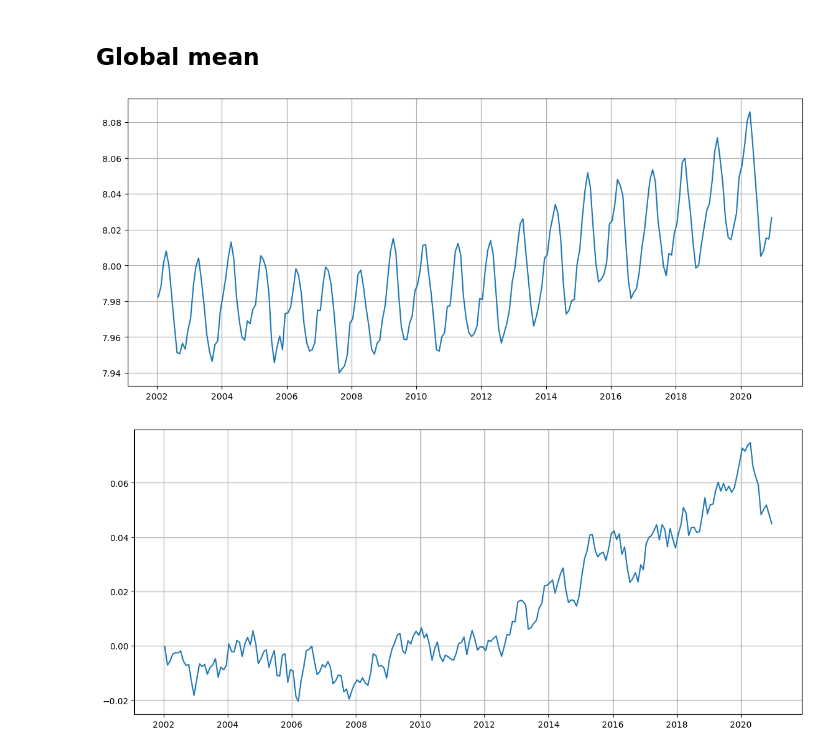
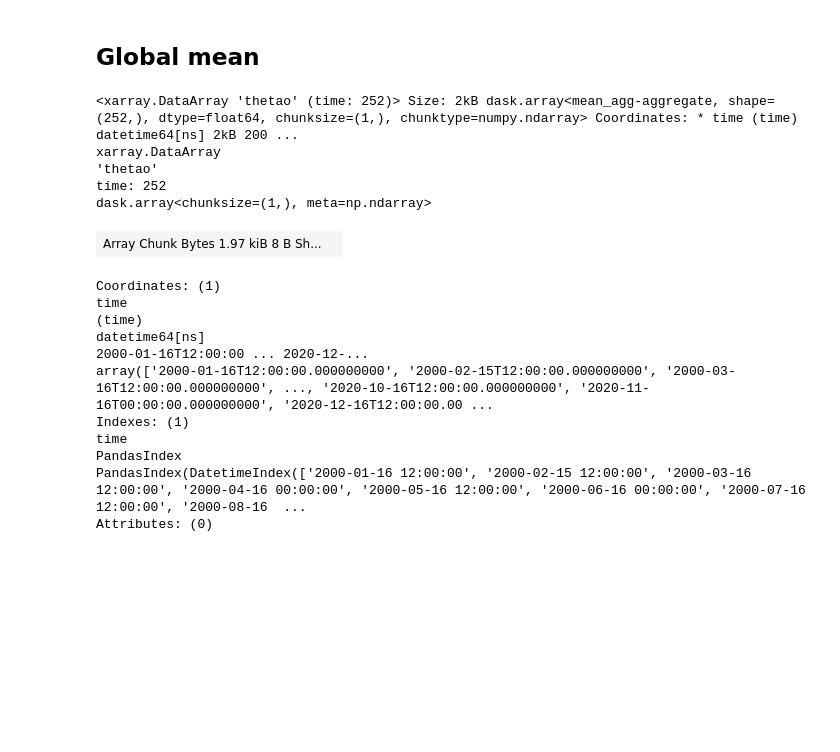
Before and after one commit to PedroVelez/ComparisonClimatologies, a Jupyter notebook: GLORYS_analisisData_monthly.ipynb, the cells around one changed output. Saved outputs shown, nothing was run; the diff lists cells and outputs as text; code cells hidden in the pictures; blank space fills up the shorter version.

```diff
--- a/GLORYS_analisisData_monthly.ipynb
+++ b/GLORYS_analisisData_monthly.ipynb
@@ -175,4 +170,24 @@ for ipre in levels:
 # %% [markdown]
 ## Global mean
+# %%
+DC_temp_global_2000m
+# %% [output]
+<xarray.DataArray 'thetao' (time: 252)> Size: 2kB dask.array<mean_agg-aggregate, shape=(252,), dtype=float64, chunksize=(1,), chunktype=numpy.ndarray> Coordinates: * time (time) datetime64[ns] 2kB 200 ...
+xarray.DataArray
+'thetao'
+time: 252
+dask.array<chunksize=(1,), meta=np.ndarray>
+| Array Chunk Bytes 1.97 kiB 8 B Sh... |  |
+Coordinates: (1)
+time
+(time)
+datetime64[ns]
+2000-01-16T12:00:00 ... 2020-12-...
+array(['2000-01-16T12:00:00.000000000', '2000-02-15T12:00:00.000000000', '2000-03-16T12:00:00.000000000', ..., '2020-10-16T12:00:00.000000000', '2020-11-16T00:00:00.000000000', '2020-12-16T12:00:00.00 ...
+Indexes: (1)
+time
+PandasIndex
+PandasIndex(DatetimeIndex(['2000-01-16 12:00:00', '2000-02-15 12:00:00', '2000-03-16 12:00:00', '2000-04-16 00:00:00', '2000-05-16 12:00:00', '2000-06-16 00:00:00', '2000-07-16 12:00:00', '2000-08-16  ...
+Attributes: (0)
 # %%
 DC_temp_global_2000m=DC_temp_wmean.sel(depth=slice(0,2000)).mean("depth")
@@ -180,8 +195,6 @@ DC_temp_global_2000m.to_netcdf('./Data/ISAS20_temp_global_2000m.nc')
 # %%
-ig, ax = plt.subplots(figsize = (14,6))
-ax.plot(DC_temp_global_2000m.time,DC_temp_global_2000m,)
+fig, ax = plt.subplots(figsize = (14,6))
+ax.plot(DC_temp_global_2000m.time,DC_temp_global_2000m)
 ax.grid(linestyle='-', linewidth=.9)
-# %% [output]
-[figure, removed]
 # %%
 DC_temp_anom_global_2000m=DC_temp_anom_wmean.sel(depth=slice(0,2000)).mean("depth")
@@ -189,6 +202,4 @@ DC_temp_anom_global_2000m.to_netcdf('./Data/ISAS20_temp_anom_global_2000m.nc')
 # %%
-ig, ax = plt.subplots(figsize = (14,6))
+fig, ax = plt.subplots(figsize = (14,6))
 ax.plot(DC_temp_anom_global_2000m.time,DC_temp_anom_global_2000m)
 ax.grid(linestyle='-', linewidth=.9)
-# %% [output]
-[figure, removed]
```
Also changed, not shown: parts of 12 cells of this notebook, 4 other files.
